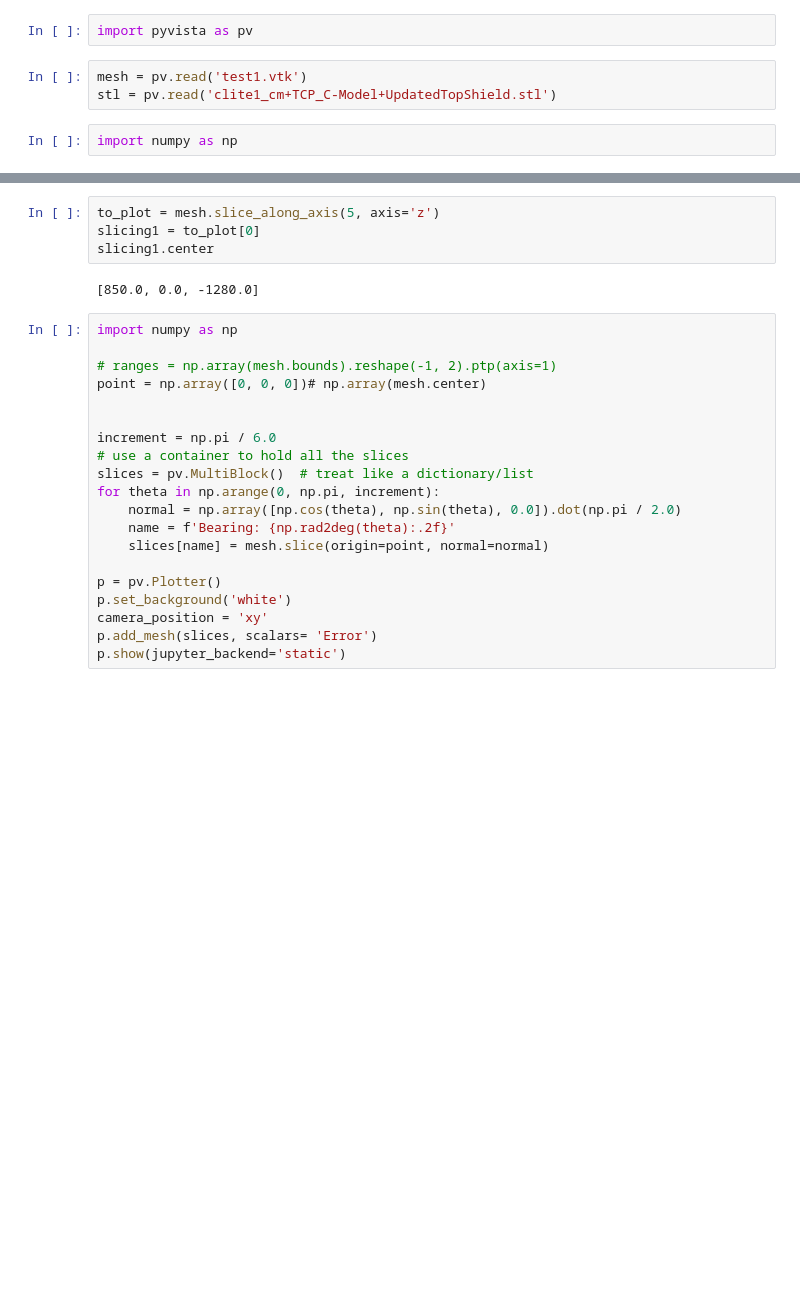
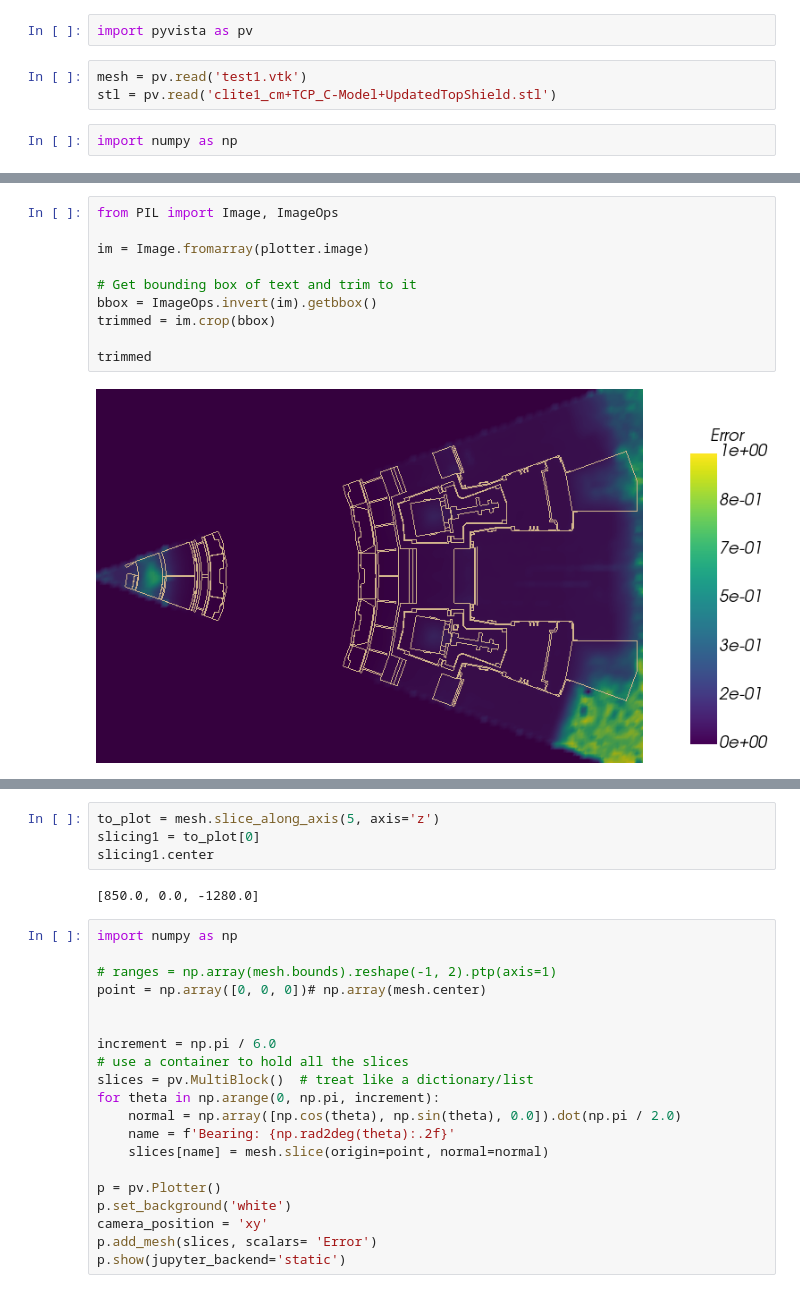
Before and after one commit to Fusion4Energy/F4Enix, a Jupyter notebook: examples/atlas/atlas.ipynb, the cells around one changed output, grey strips where cells are left out. Drawn from its saved outputs; the diff is of its cells as text; blank space fills up the shorter version.

```diff
--- a/examples/atlas/atlas.ipynb
+++ b/examples/atlas/atlas.ipynb
@@ -33,0 +55,12 @@ plotter.show(jupyter_backend='static')
+# %%
+from PIL import Image, ImageOps
+
+im = Image.fromarray(plotter.image)
+
+# Get bounding box of text and trim to it
+bbox = ImageOps.invert(im).getbbox()
+trimmed = im.crop(bbox)
+
+trimmed
+# %% [output]
+[figure, added]
```
Also changed, not shown: parts of 2 cells of this notebook, 2 other files.
